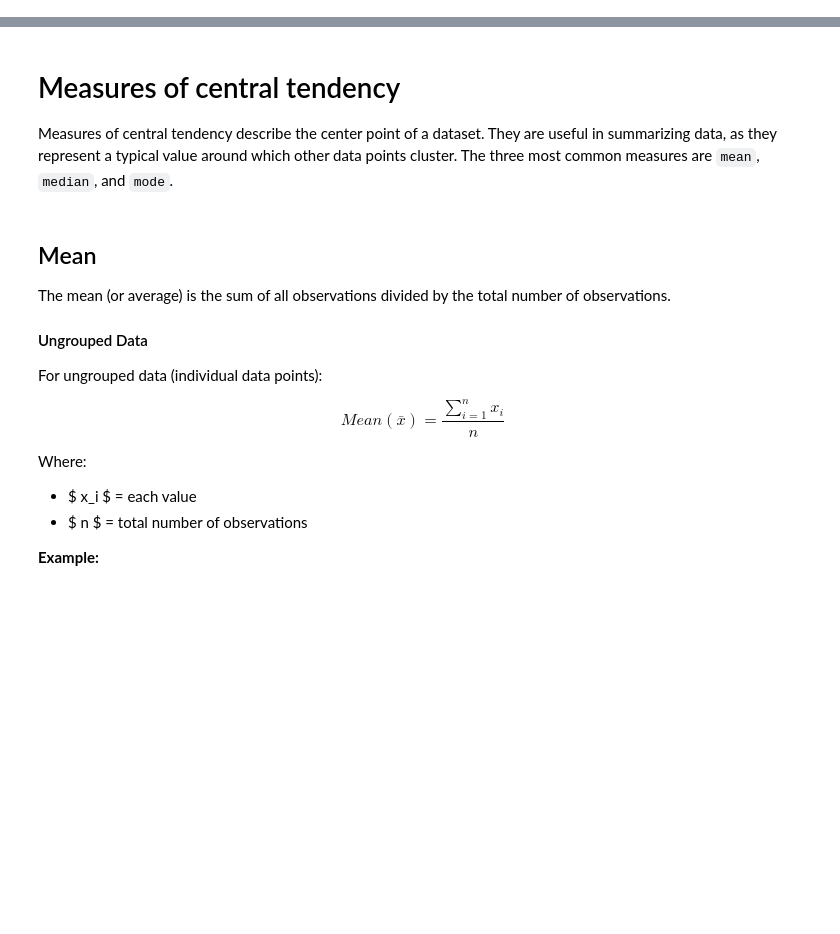
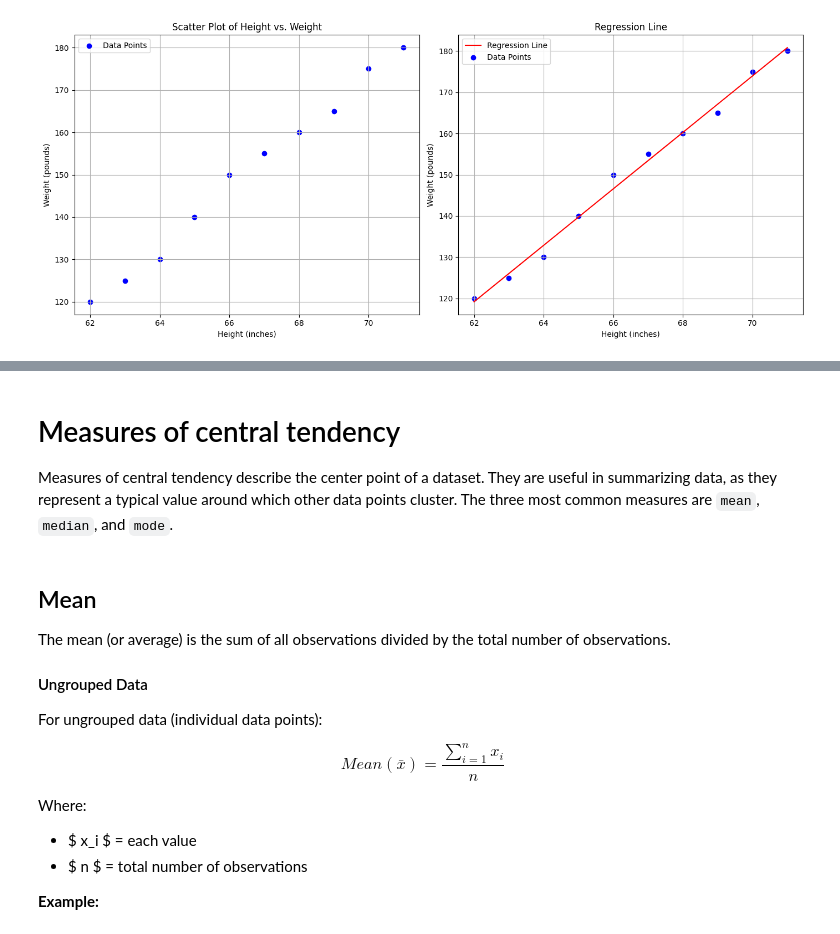
Before and after one commit to imranhasan22/handbook_imran, a Jupyter notebook: ai/Statistics.ipynb, the cells around one changed output, grey strips where cells are left out. Saved outputs shown, nothing was run; the diff lists cells and outputs as text; code cells hidden in the pictures; blank space fills up the shorter version.

```diff
--- a/ai/Statistics.ipynb
+++ b/ai/Statistics.ipynb
@@ -0,0 +128,31 @@
+# %%
+heights = np.array([62, 63, 64, 65, 66, 67, 68, 69, 70, 71])
+weights = np.array([120, 125, 130, 140, 150, 155, 160, 165, 175, 180])
+
+fig, (ax1, ax2) = plt.subplots(1, 2, figsize=(14, 6))
+
+# Scatter Plot
+ax1.scatter(heights, weights, color='blue', marker='o', label='Data Points')
+ax1.set_title('Scatter Plot of Height vs. Weight')
+ax1.set_xlabel('Height (inches)')
+ax1.set_ylabel('Weight (pounds)')
+ax1.grid()
+ax1.legend()
+
+# Calculate the regression line
+slope, intercept = np.polyfit(heights, weights, 1)  # 1 indicates linear fit
+regression_line = slope * heights + intercept
+
+# Regression Line Plot
+ax2.plot(heights, regression_line, color='red', label='Regression Line')
+ax2.scatter(heights, weights, color='blue', marker='o', label='Data Points')  # Optional: include scatter points
+ax2.set_title('Regression Line')
+ax2.set_xlabel('Height (inches)')
+ax2.set_ylabel('Weight (pounds)')
+ax2.grid()
+ax2.legend()
+
+plt.tight_layout()
+plt.show()
+# %% [output]
+[figure, added]
```
Also changed, not shown: parts of 23 cells of this notebook.
